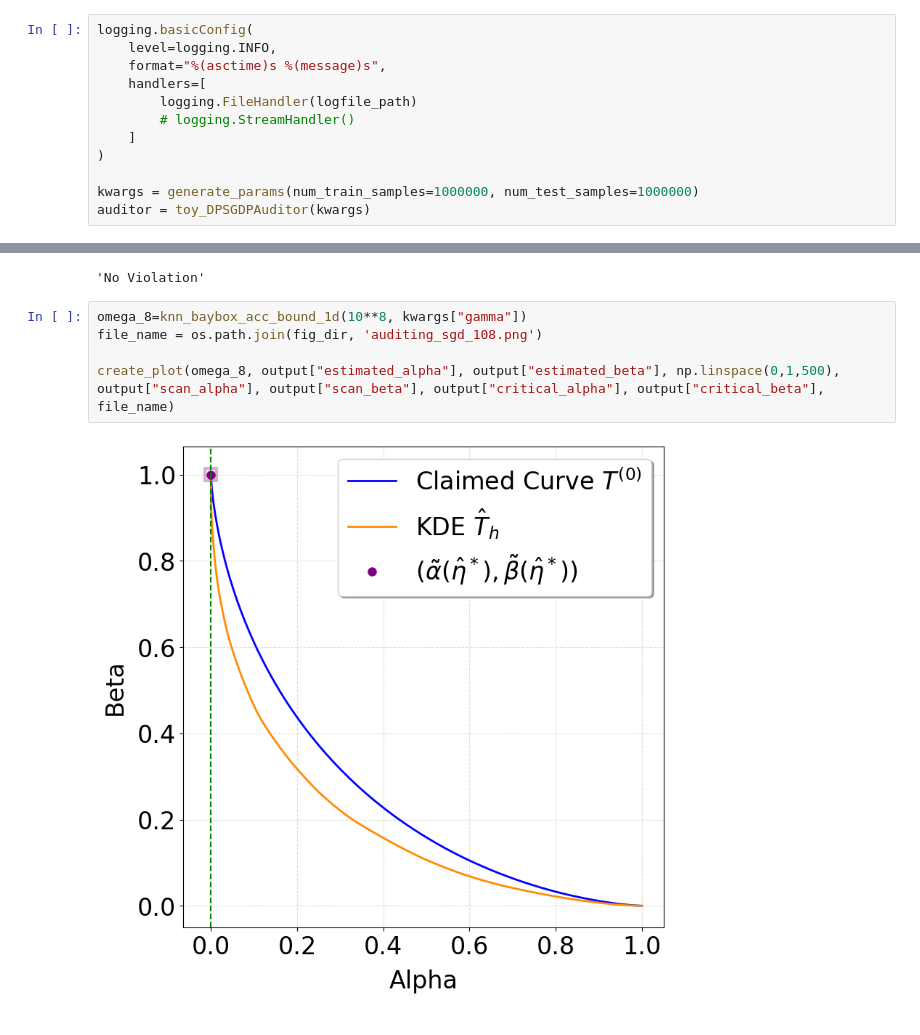
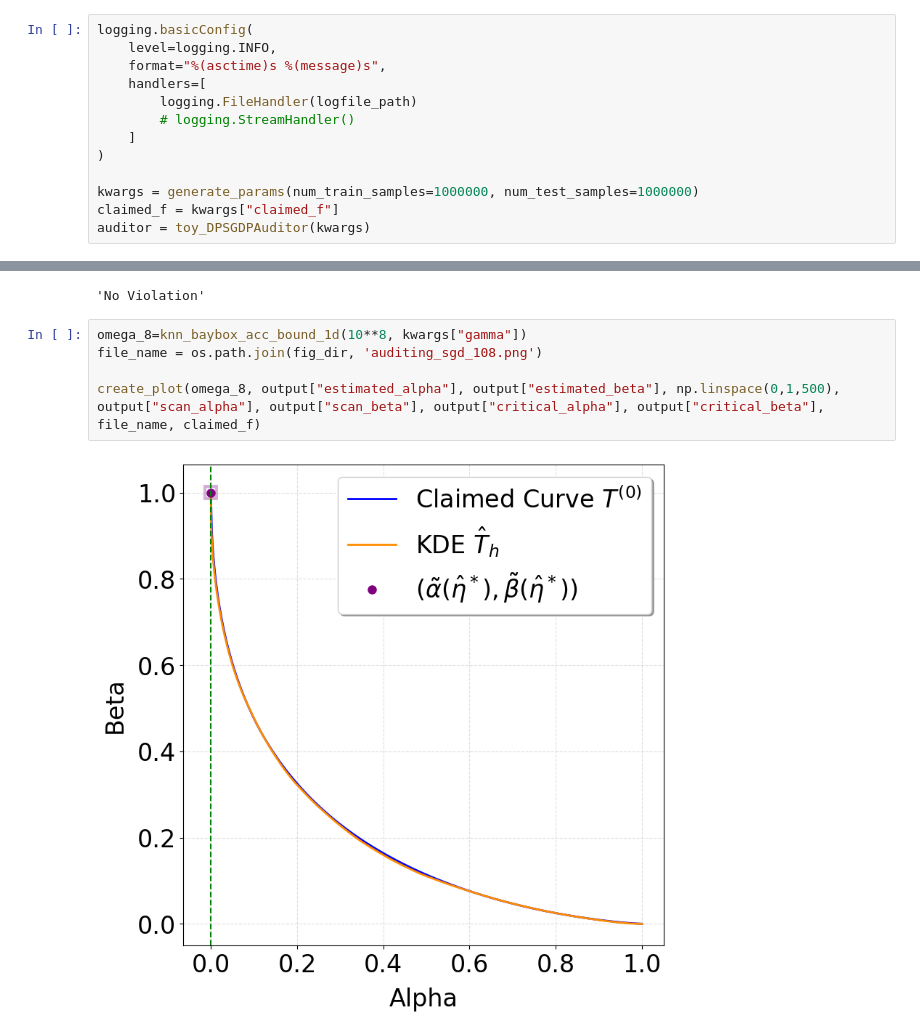
Before and after one commit to hadimalik12/fdp-estimation, a Jupyter notebook: notebook/inference/auditing_fdp_curve_sgd.ipynb, the cells around one changed output, grey strips where cells are left out. Drawn from its saved outputs; the diff is of its cells as text.

```diff
--- a/notebook/inference/auditing_fdp_curve_sgd.ipynb
+++ b/notebook/inference/auditing_fdp_curve_sgd.ipynb
@@ -43,6 +44,7 @@ logging.basicConfig(
 )
 
 kwargs = generate_params(num_train_samples=1000000, num_test_samples=1000000)
+claimed_f = kwargs["claimed_f"]
 auditor = toy_DPSGDPAuditor(kwargs)
 # %% [markdown]
 ### Step 3: Auditing and Report
@@ -55,7 +57,7 @@ output["Report"]
 # %%
 omega_8=knn_baybox_acc_bound_1d(10**8, kwargs["gamma"])
 file_name = os.path.join(fig_dir, 'auditing_sgd_108.png')
 
-create_plot(omega_8, output["estimated_alpha"], output["estimated_beta"], np.linspace(0,1,500), output["scan_alpha"], output["scan_beta"], output["critical_alpha"], output["critical_beta"], file_name)
+create_plot(omega_8, output["estimated_alpha"], output["estimated_beta"], np.linspace(0,1,500), output["scan_alpha"], output["scan_beta"], output["critical_alpha"], output["critical_beta"], file_name, claimed_f)
 # %% [output]
-[figure, old version]
+[figure, new version]
```
Also changed, not shown: parts of 1 cell of this notebook, 3 other files.
